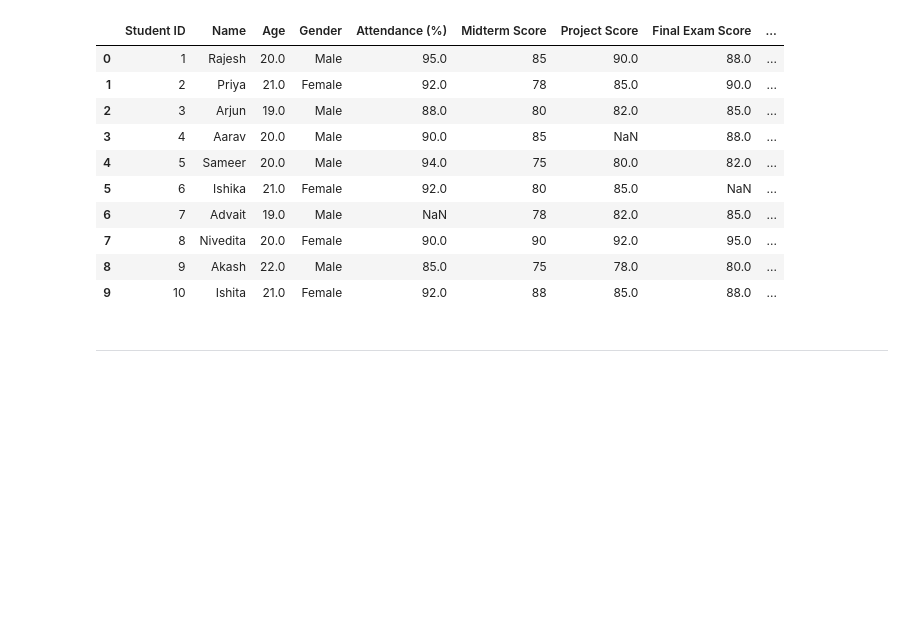
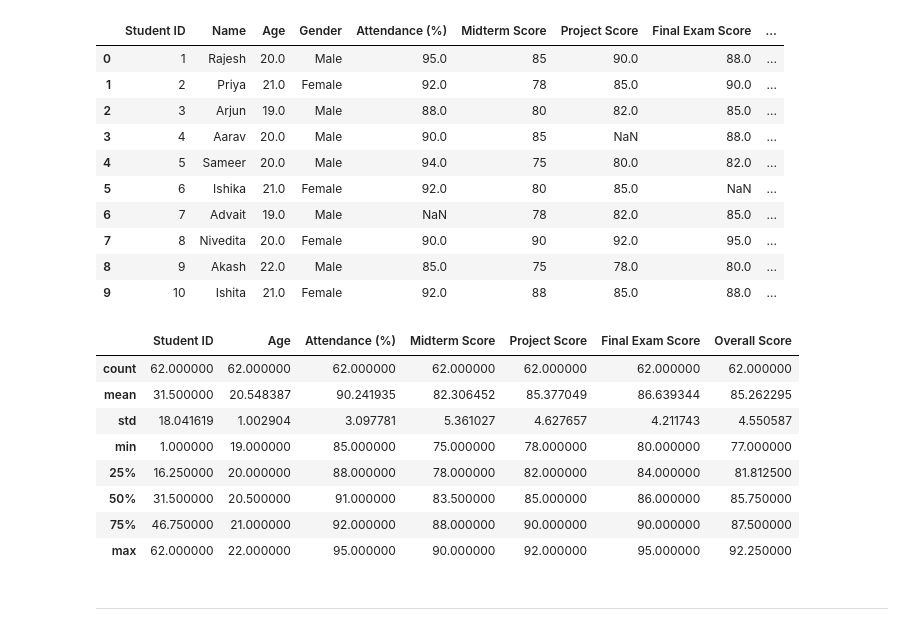
Before and after one commit to amenhasfaw/DPFE_Capstone_Project, a Jupyter notebook: Analysis.ipynb, the cells around one changed output. Saved outputs shown, nothing was run; the diff lists cells and outputs as text; code cells hidden in the pictures; blank space fills up the shorter version.

```diff
--- a/Analysis.ipynb
+++ b/Analysis.ipynb
@@ -36,6 +36,18 @@ df.head(10)
 | 7 | 8 | Nivedita | 20.0 | Female | 90.0 | 90 | 92.0 | 95.0 | ... |
 | 8 | 9 | Akash | 22.0 | Male | 85.0 | 75 | 78.0 | 80.0 | ... |
 | 9 | 10 | Ishita | 21.0 | Female | 92.0 | 88 | 85.0 | 88.0 | ... |
+# %%
+df.describe()
+# %% [output]
+|  | Student ID | Age | Attendance (%) | Midterm Score | Project Score | Final Exam Score | Overall Score |
+| count | 62.000000 | 62.000000 | 62.000000 | 62.000000 | 62.000000 | 62.000000 | 62.000000 |
+| mean | 31.500000 | 20.548387 | 90.241935 | 82.306452 | 85.377049 | 86.639344 | 85.262295 |
+| std | 18.041619 | 1.002904 | 3.097781 | 5.361027 | 4.627657 | 4.211743 | 4.550587 |
+| min | 1.000000 | 19.000000 | 85.000000 | 75.000000 | 78.000000 | 80.000000 | 77.000000 |
+| 25% | 16.250000 | 20.000000 | 88.000000 | 78.000000 | 82.000000 | 84.000000 | 81.812500 |
+| 50% | 31.500000 | 20.500000 | 91.000000 | 83.500000 | 85.000000 | 86.000000 | 85.750000 |
+| 75% | 46.750000 | 21.000000 | 92.000000 | 88.000000 | 90.000000 | 90.000000 | 87.500000 |
+| max | 62.000000 | 22.000000 | 95.000000 | 90.000000 | 92.000000 | 95.000000 | 92.250000 |
 # %% [markdown]
 ---
 # %% [markdown]
```
Also changed, not shown: parts of 1 cell of this notebook.
